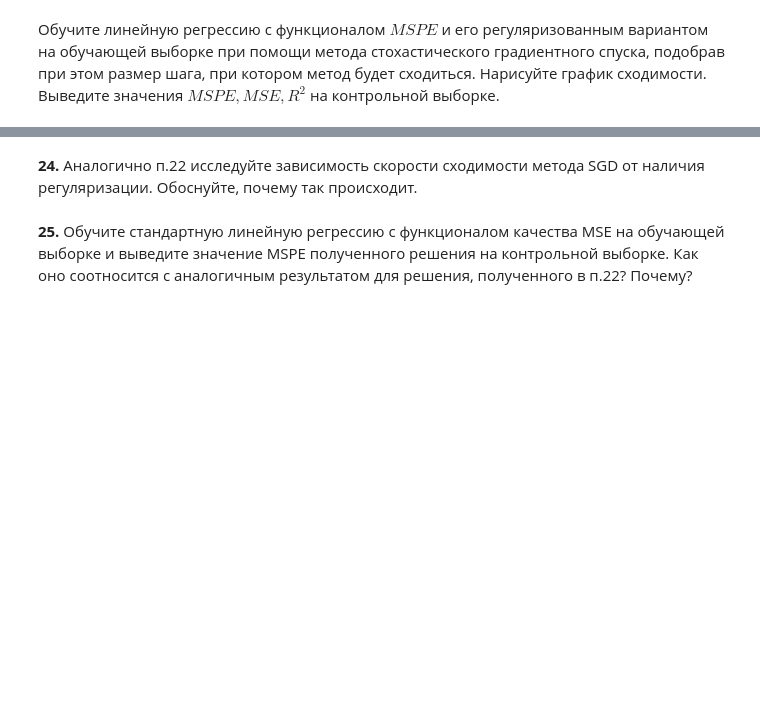
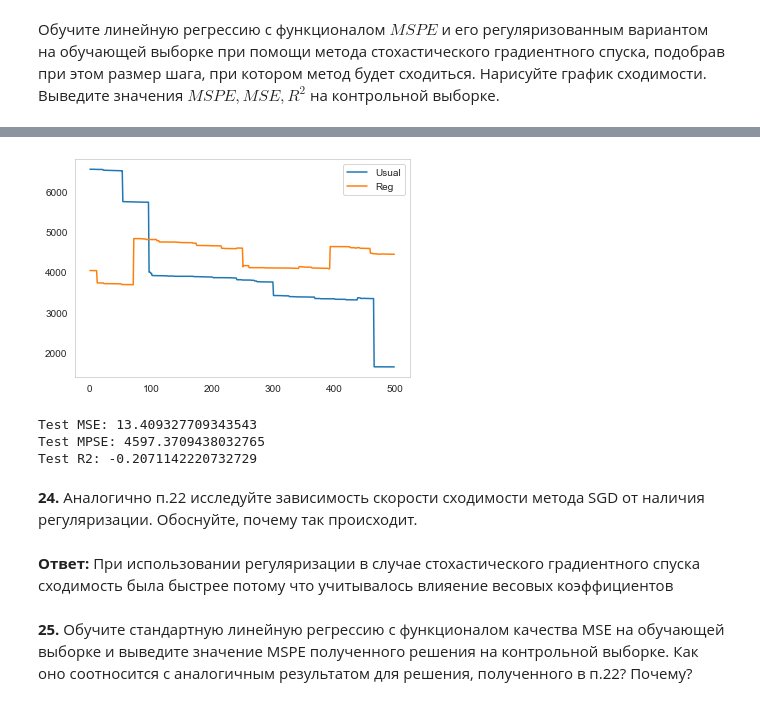
Before and after one commit to A-simo/3-sem-bigdata-lab, a Jupyter notebook: АДВР_(ШабановАО_мбд2032)_homework_practice_01_linregr.ipynb, the cells around one changed output, grey strips where cells are left out. Saved outputs shown, nothing was run; the diff lists cells and outputs as text; code cells hidden in the pictures; blank space fills up the shorter version.

```diff
--- a/АДВР_(ШабановАО_мбд2032)_homework_practice_01_linregr.ipynb
+++ b/АДВР_(ШабановАО_мбд2032)_homework_practice_01_linregr.ipynb
@@ -743,6 +847,3 @@ def grad_descent(X, y, step_size, max_iter, eps, is_reg):
 Метод градиентного спуска может быть весьма трудозатратен в случае большого размера обучающей выборки. Поэтому часто используют метод стохастического градиентного спуска, где на каждой итерации выбирается случайный объект из обучающей выборки и обновление весов происходит только по этому объекту.
 
 **23.**  Реализуйте метод стохастического градиентного спуска (SGD) для описанных функционалов ($MSPE$ и его регуляризованный вариант). Функция должна иметь параметры и возвращаемое значение, аналогичные оным функции grad\_descent из п.21. Кроме того, должен использоваться аналогичный критерий останова.
-# %%
-def sgd(X, y, step_size, max_iter, eps, is_reg):
-    # Your code here
@@ -752,0 +899,6 @@ def sgd(X, y, step_size, max_iter, eps, is_reg):
+# %%
+w = np.random.rand(X_train.shape[1])
+_, history_usual, _ = sgd(X_train, y_train, w, 1e-6, 500, 1e-8, False, True)
+
+w = np.random.rand(X_train.shape[1])
+_, history_reg, _ = sgd(X_train, y_train, w, 1e-6, 500, 1e-8, True, True)
@@ -753,2 +916,19 @@ def sgd(X, y, step_size, max_iter, eps, is_reg):
+# %%
+plt.plot(np.arange(len(history_usual)), history_usual, label='Usual')
+plt.plot(np.arange(len(history_reg)), history_reg, label='Reg')
+plt.legend()
+plt.grid()
+
+plt.show()
+# %% [output]
+[figure, added]
+# %%
+print(f'Test MSE: {mean_squared_error(make_pred(w, X_test), y_test)}')
+print(f'Test MPSE: {get_func(w, X_test, y_test)}')
+print(f'Test R2: {r2_score(make_pred(w, X_test), y_test)}')
+# %% [output]
+Test MSE: 13.409327709343543
+Test MPSE: 4597.3709438032765
+Test R2: -0.2071142220732729
 # %% [markdown]
 **24.** Аналогично п.22 исследуйте зависимость скорости сходимости метода SGD от наличия регуляризации. Обоснуйте, почему так происходит.
@@ -757,2 +935,4 @@ def sgd(X, y, step_size, max_iter, eps, is_reg):
+# %% [markdown]
+**Ответ:** При использовании регуляризации в случае стохастического градиентного спуска сходимость была быстрее потому что учитывалось влияение весовых коэффициентов
 # %% [markdown]
 **25.** Обучите стандартную линейную регрессию с функционалом качества MSE на обучающей выборке и выведите значение MSPE полученного решения на контрольной выборке. Как оно соотносится с аналогичным результатом для решения, полученного в п.22? Почему?
```
Also changed, not shown: parts of 32 cells of this notebook.
